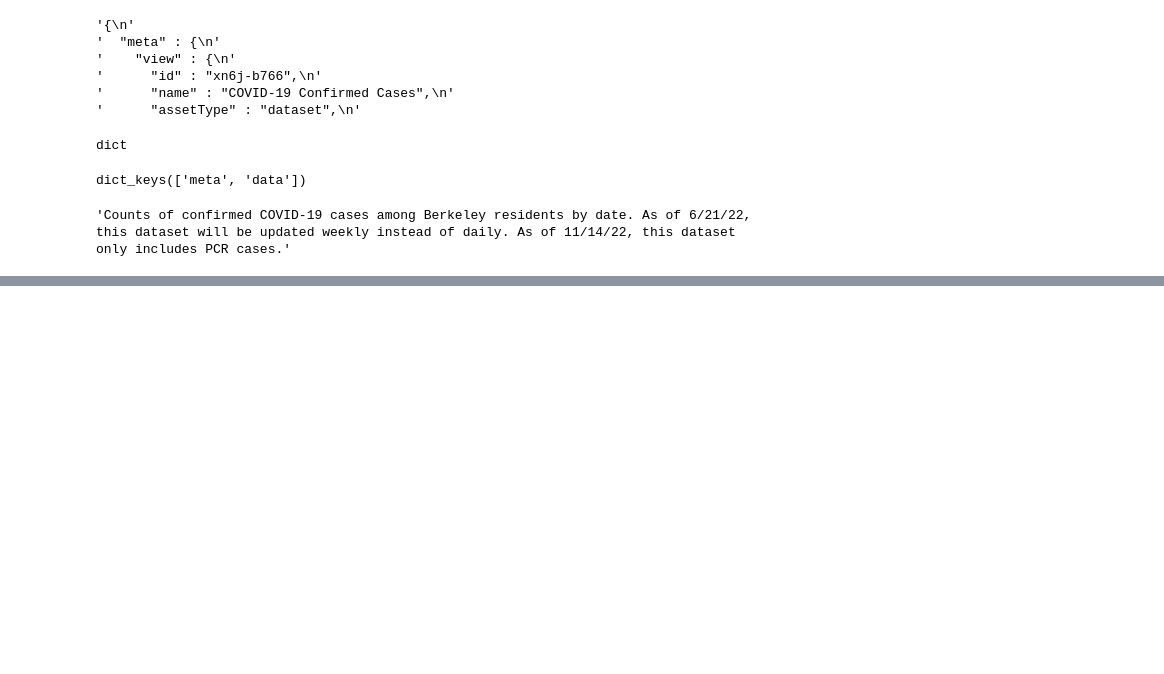
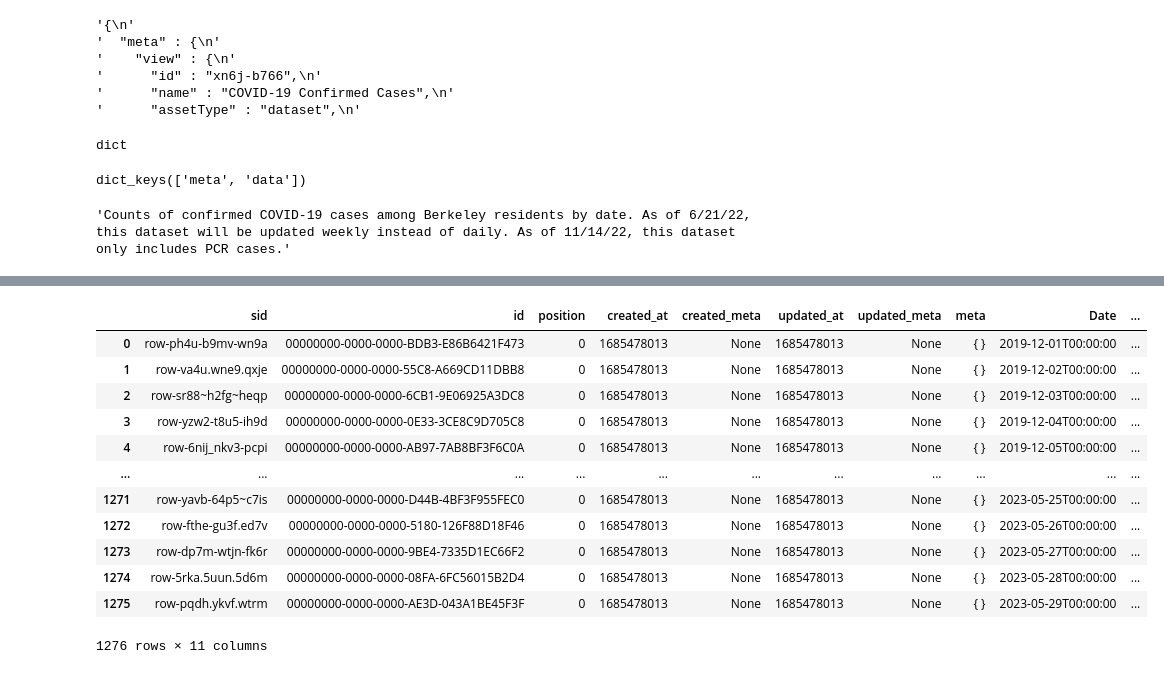
Before and after one commit to jordanarlan/UC-Berkeley-DS100, a Jupyter notebook: Week 3/Data_Cleaning_EDA.ipynb, the cells around one changed output, grey strips where cells are left out. Saved outputs shown, nothing was run; the diff lists cells and outputs as text; code cells hidden in the pictures; blank space fills up the shorter version.

Commit message:
finished JSON parse example

```diff
--- a/Week 3/Data_Cleaning_EDA.ipynb
+++ b/Week 3/Data_Cleaning_EDA.ipynb
@@ -160,0 +167,6 @@ covid_json["meta"]["view"]["description"]
+# %%
+cols = []
+
+for x in covid_json['meta']['view']['columns']:
+    cols.append(x['name'])
+cols
@@ -160,0 +185,19 @@ covid_json["meta"]["view"]["description"]
+# %%
+covid = pd.DataFrame(
+    covid_json['data'],
+    columns=cols)
+covid
+# %% [output]
+|  | sid | id | position | created_at | created_meta | updated_at | updated_meta | meta | Date | ... |
+| 0 | row-ph4u-b9mv-wn9a | 00000000-0000-0000-BDB3-E86B6421F473 | 0 | 1685478013 | None | 1685478013 | None | { } | 2019-12-01T00:00:00 | ... |
+| 1 | row-va4u.wne9.qxje | 00000000-0000-0000-55C8-A669CD11DBB8 | 0 | 1685478013 | None | 1685478013 | None | { } | 2019-12-02T00:00:00 | ... |
+| 2 | row-sr88~h2fg~heqp | 00000000-0000-0000-6CB1-9E06925A3DC8 | 0 | 1685478013 | None | 1685478013 | None | { } | 2019-12-03T00:00:00 | ... |
+| 3 | row-yzw2-t8u5-ih9d | 00000000-0000-0000-0E33-3CE8C9D705C8 | 0 | 1685478013 | None | 1685478013 | None | { } | 2019-12-04T00:00:00 | ... |
+| 4 | row-6nij_nkv3-pcpi | 00000000-0000-0000-AB97-7AB8BF3F6C0A | 0 | 1685478013 | None | 1685478013 | None | { } | 2019-12-05T00:00:00 | ... |
+| ... | ... | ... | ... | ... | ... | ... | ... | ... | ... | ... |
+| 1271 | row-yavb-64p5~c7is | 00000000-0000-0000-D44B-4BF3F955FEC0 | 0 | 1685478013 | None | 1685478013 | None | { } | 2023-05-25T00:00:00 | ... |
+| 1272 | row-fthe-gu3f.ed7v | 00000000-0000-0000-5180-126F88D18F46 | 0 | 1685478013 | None | 1685478013 | None | { } | 2023-05-26T00:00:00 | ... |
+| 1273 | row-dp7m-wtjn-fk6r | 00000000-0000-0000-9BE4-7335D1EC66F2 | 0 | 1685478013 | None | 1685478013 | None | { } | 2023-05-27T00:00:00 | ... |
+| 1274 | row-5rka.5uun.5d6m | 00000000-0000-0000-08FA-6FC56015B2D4 | 0 | 1685478013 | None | 1685478013 | None | { } | 2023-05-28T00:00:00 | ... |
+| 1275 | row-pqdh.ykvf.wtrm | 00000000-0000-0000-AE3D-043A1BE45F3F | 0 | 1685478013 | None | 1685478013 | None | { } | 2023-05-29T00:00:00 | ... |
+1276 rows × 11 columns
```
Also changed, not shown: parts of 4 cells of this notebook.
